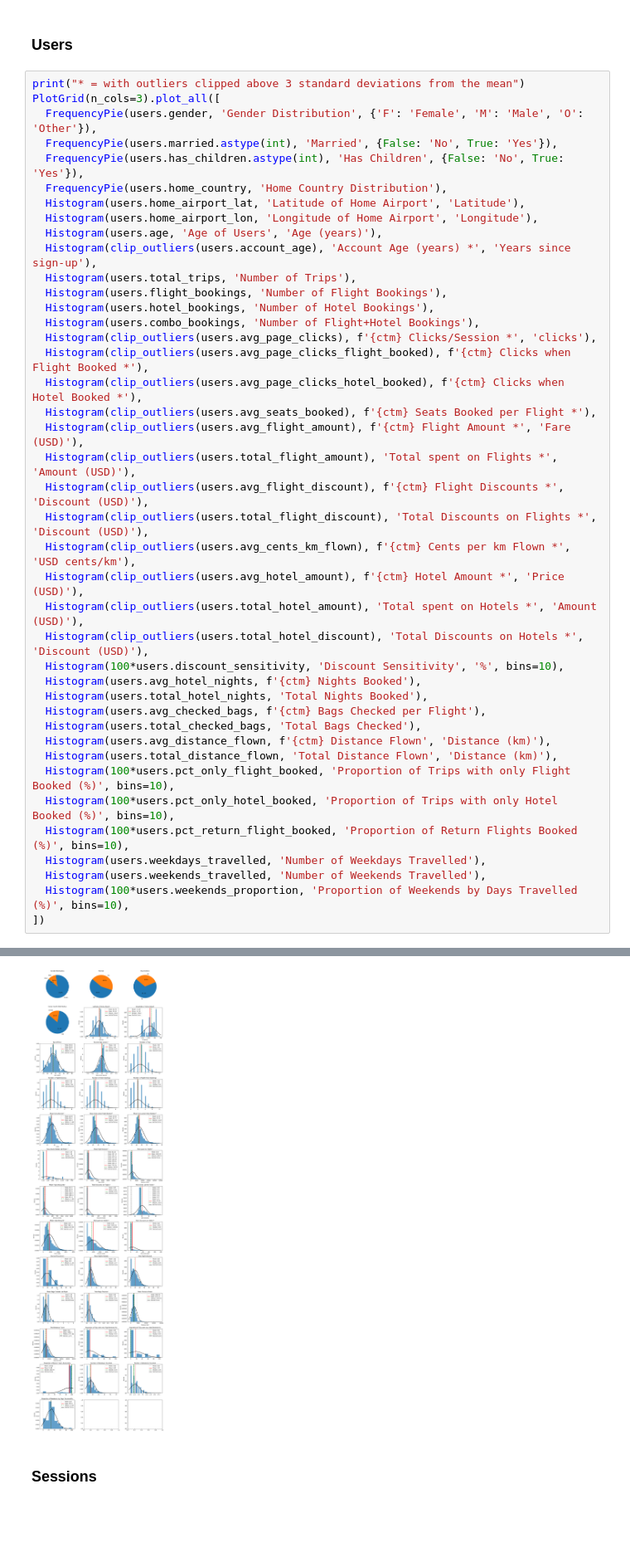
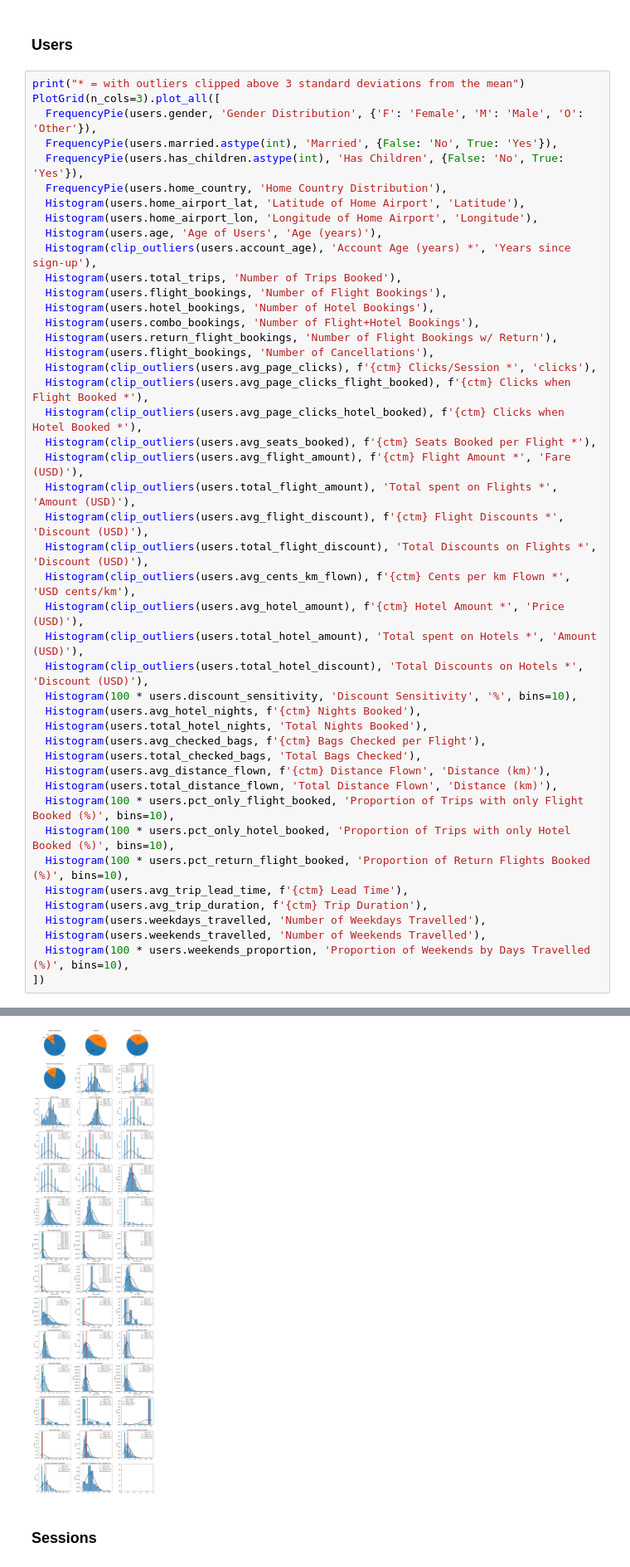
Before and after one commit to kalleoferraz/traveltida-rewards-program, a Jupyter notebook: notebooks/EDA.ipynb, the cells around one changed output, grey strips where cells are left out. Shown at 83% size. Cells and saved outputs as stored; diff of their text form; blank space fills up the shorter version.

```diff
--- a/notebooks/EDA.ipynb
+++ b/notebooks/EDA.ipynb
@@ -81,40 +78,44 @@ PlotGrid(n_cols=3).plot_all([
   Histogram(users.home_airport_lat, 'Latitude of Home Airport', 'Latitude'),
   Histogram(users.home_airport_lon, 'Longitude of Home Airport', 'Longitude'),
   Histogram(users.age, 'Age of Users', 'Age (years)'),
   Histogram(clip_outliers(users.account_age), 'Account Age (years) *', 'Years since sign-up'),
-  Histogram(users.total_trips, 'Number of Trips'),
+  Histogram(users.total_trips, 'Number of Trips Booked'),
   Histogram(users.flight_bookings, 'Number of Flight Bookings'),
   Histogram(users.hotel_bookings, 'Number of Hotel Bookings'),
   Histogram(users.combo_bookings, 'Number of Flight+Hotel Bookings'),
+  Histogram(users.return_flight_bookings, 'Number of Flight Bookings w/ Return'),
+  Histogram(users.flight_bookings, 'Number of Cancellations'),
   Histogram(clip_outliers(users.avg_page_clicks), f'{ctm} Clicks/Session *', 'clicks'),
   Histogram(clip_outliers(users.avg_page_clicks_flight_booked), f'{ctm} Clicks when Flight Booked *'),
   Histogram(clip_outliers(users.avg_page_clicks_hotel_booked), f'{ctm} Clicks when Hotel Booked *'),
   Histogram(clip_outliers(users.avg_seats_booked), f'{ctm} Seats Booked per Flight *'),
   Histogram(clip_outliers(users.avg_flight_amount), f'{ctm} Flight Amount *', 'Fare (USD)'),
   Histogram(clip_outliers(users.total_flight_amount), 'Total spent on Flights *', 'Amount (USD)'),
   Histogram(clip_outliers(users.avg_flight_discount), f'{ctm} Flight Discounts *', 'Discount (USD)'),
   Histogram(clip_outliers(users.total_flight_discount), 'Total Discounts on Flights *', 'Discount (USD)'),
   Histogram(clip_outliers(users.avg_cents_km_flown), f'{ctm} Cents per km Flown *', 'USD cents/km'),
   Histogram(clip_outliers(users.avg_hotel_amount), f'{ctm} Hotel Amount *', 'Price (USD)'),
   Histogram(clip_outliers(users.total_hotel_amount), 'Total spent on Hotels *', 'Amount (USD)'),
   Histogram(clip_outliers(users.total_hotel_discount), 'Total Discounts on Hotels *', 'Discount (USD)'),
-  Histogram(100*users.discount_sensitivity, 'Discount Sensitivity', '%', bins=10),
+  Histogram(100 * users.discount_sensitivity, 'Discount Sensitivity', '%', bins=10),
   Histogram(users.avg_hotel_nights, f'{ctm} Nights Booked'),
   Histogram(users.total_hotel_nights, 'Total Nights Booked'),
   Histogram(users.avg_checked_bags, f'{ctm} Bags Checked per Flight'),
   Histogram(users.total_checked_bags, 'Total Bags Checked'),
   Histogram(users.avg_distance_flown, f'{ctm} Distance Flown', 'Distance (km)'),
   Histogram(users.total_distance_flown, 'Total Distance Flown', 'Distance (km)'),
-  Histogram(100*users.pct_only_flight_booked, 'Proportion of Trips with only Flight Booked (%)', bins=10),
-  Histogram(100*users.pct_only_hotel_booked, 'Proportion of Trips with only Hotel Booked (%)', bins=10),
-  Histogram(100*users.pct_return_flight_booked, 'Proportion of Return Flights Booked (%)', bins=10),
+  Histogram(100 * users.pct_only_flight_booked, 'Proportion of Trips with only Flight Booked (%)', bins=10),
+  Histogram(100 * users.pct_only_hotel_booked, 'Proportion of Trips with only Hotel Booked (%)', bins=10),
+  Histogram(100 * users.pct_return_flight_booked, 'Proportion of Return Flights Booked (%)', bins=10),
+  Histogram(users.avg_trip_lead_time, f'{ctm} Lead Time'),
+  Histogram(users.avg_trip_duration, f'{ctm} Trip Duration'),
   Histogram(users.weekdays_travelled, 'Number of Weekdays Travelled'),
   Histogram(users.weekends_travelled, 'Number of Weekends Travelled'),
-  Histogram(100*users.weekends_proportion, 'Proportion of Weekends by Days Travelled (%)', bins=10),
+  Histogram(100 * users.weekends_proportion, 'Proportion of Weekends by Days Travelled (%)', bins=10),
 ])
 # %% [output]
 * = with outliers clipped above 3 standard deviations from the mean
-[figure, old version]
+[figure, new version]
 # %% [markdown]
 ### Sessions
 # %%
```
Also changed, not shown: parts of 5 cells of this notebook, 7 other files.
